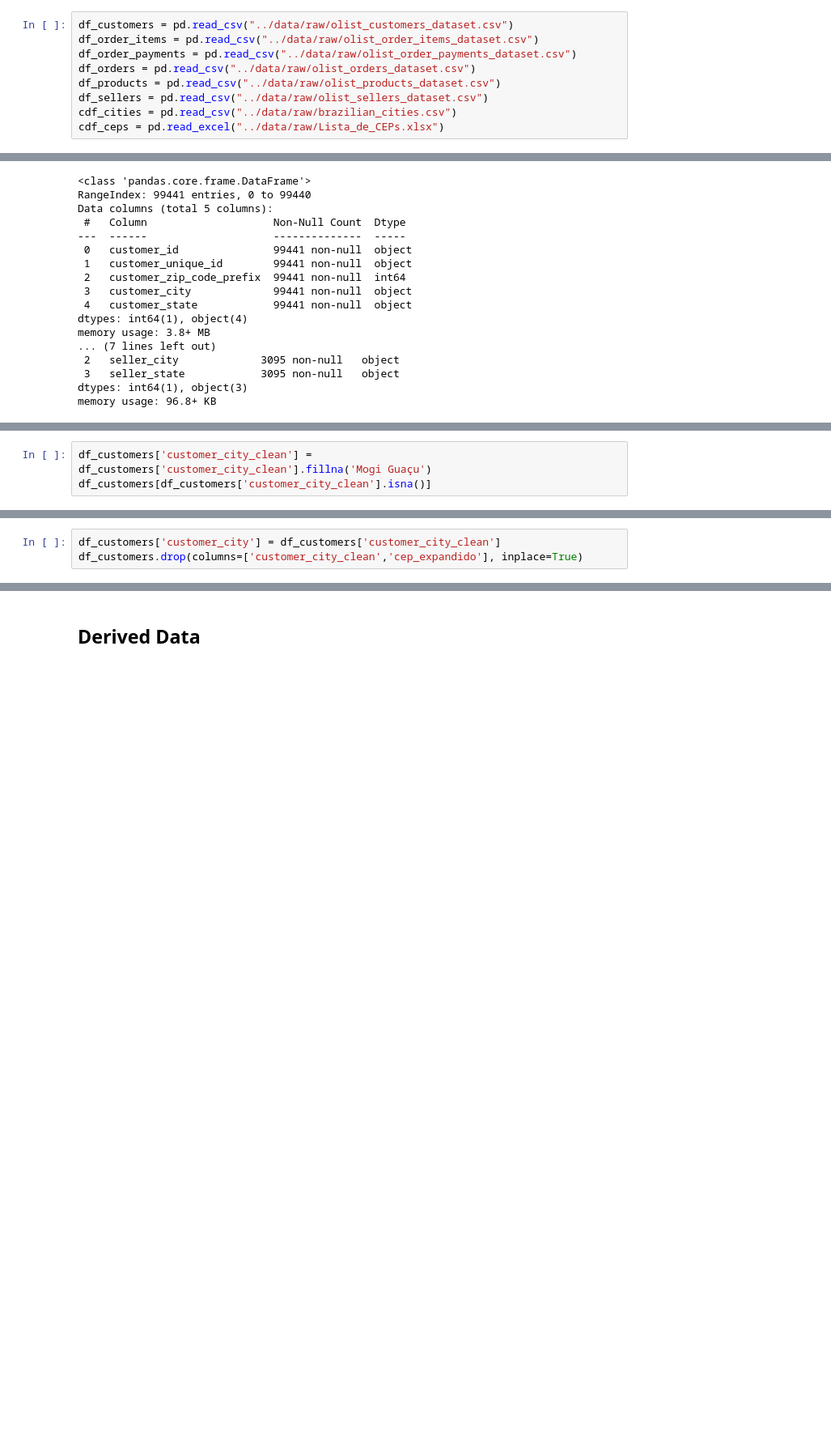
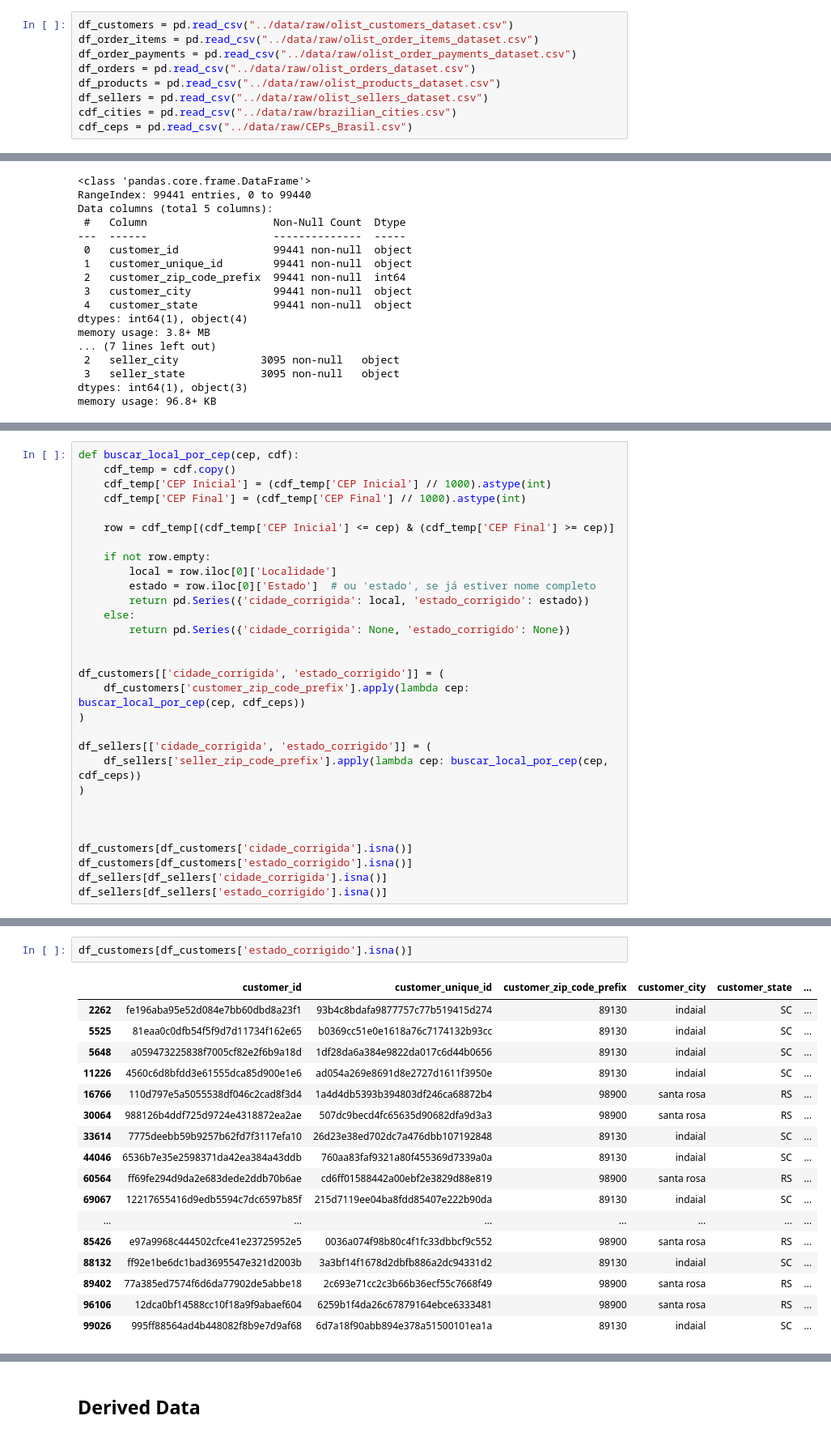
Before and after one commit to rickcolettohub/E-Commerce-Sales-Data-Analysis, a Jupyter notebook: notebooks/EDA.ipynb, the cells around one changed output, grey strips where cells are left out. Shown at 81% size. Cells and saved outputs as stored; diff of their text form; blank space fills up the shorter version.

Commit message:
Generating a cleaner version of the project

```diff
--- a/notebooks/EDA.ipynb
+++ b/notebooks/EDA.ipynb
@@ -26,7 +26,7 @@ df_orders = pd.read_csv("../data/raw/olist_orders_dataset.csv")
 df_products = pd.read_csv("../data/raw/olist_products_dataset.csv")
 df_sellers = pd.read_csv("../data/raw/olist_sellers_dataset.csv")
 cdf_cities = pd.read_csv("../data/raw/brazilian_cities.csv")
-cdf_ceps = pd.read_excel("../data/raw/Lista_de_CEPs.xlsx")
+cdf_ceps = pd.read_csv("../data/raw/CEPs_Brasil.csv")
 # %% [markdown]
 ## Checking the relevant data
 # %% [markdown]
@@ -769,3 +530,0 @@ df_customers[df_customers['customer_city_clean'].isna()]
-# %%
-df_customers['customer_city_clean'] = df_customers['customer_city_clean'].fillna('Mogi Guaçu')
-df_customers[df_customers['customer_city_clean'].isna()]
@@ -774,3 +530,0 @@ df_customers[df_customers['customer_city_clean'].isna()]
-# %%
-df_customers['customer_city'] = df_customers['customer_city_clean']
-df_customers.drop(columns=['customer_city_clean','cep_expandido'], inplace=True)
@@ -776,0 +534,30 @@ df_customers.drop(columns=['customer_city_clean','cep_expandido'], inplace=True)
+# %%
+def buscar_local_por_cep(cep, cdf):
+    cdf_temp = cdf.copy()
+    cdf_temp['CEP Inicial'] = (cdf_temp['CEP Inicial'] // 1000).astype(int)
+    cdf_temp['CEP Final'] = (cdf_temp['CEP Final'] // 1000).astype(int)
+
+    row = cdf_temp[(cdf_temp['CEP Inicial'] <= cep) & (cdf_temp['CEP Final'] >= cep)]
+
+    if not row.empty:
+        local = row.iloc[0]['Localidade']
+        estado = row.iloc[0]['Estado']  # ou 'estado', se já estiver nome completo
+        return pd.Series({'cidade_corrigida': local, 'estado_corrigido': estado})
+    else:
+        return pd.Series({'cidade_corrigida': None, 'estado_corrigido': None})
+
+
+df_customers[['cidade_corrigida', 'estado_corrigido']] = (
+    df_customers['customer_zip_code_prefix'].apply(lambda cep: buscar_local_por_cep(cep, cdf_ceps))
+)
+
+df_sellers[['cidade_corrigida', 'estado_corrigido']] = (
+    df_sellers['seller_zip_code_prefix'].apply(lambda cep: buscar_local_por_cep(cep, cdf_ceps))
+)
+
+
+
+df_customers[df_customers['cidade_corrigida'].isna()]
+df_customers[df_customers['estado_corrigido'].isna()]
+df_sellers[df_sellers['cidade_corrigida'].isna()]
+df_sellers[df_sellers['estado_corrigido'].isna()]
@@ -776,0 +568,20 @@ df_customers.drop(columns=['customer_city_clean','cep_expandido'], inplace=True)
+# %%
+df_customers[df_customers['estado_corrigido'].isna()]
+# %% [output]
+|  | customer_id | customer_unique_id | customer_zip_code_prefix | customer_city | customer_state | ... |
+| 2262 | fe196aba95e52d084e7bb60dbd8a23f1 | 93b4c8bdafa9877757c77b519415d274 | 89130 | indaial | SC | ... |
+| 5525 | 81eaa0c0dfb54f5f9d7d11734f162e65 | b0369cc51e0e1618a76c7174132b93cc | 89130 | indaial | SC | ... |
+| 5648 | a059473225838f7005cf82e2f6b9a18d | 1df28da6a384e9822da017c6d44b0656 | 89130 | indaial | SC | ... |
+| 11226 | 4560c6d8bfdd3e61555dca85d900e1e6 | ad054a269e8691d8e2727d1611f3950e | 89130 | indaial | SC | ... |
+| 16766 | 110d797e5a5055538df046c2cad8f3d4 | 1a4d4db5393b394803df246ca68872b4 | 98900 | santa rosa | RS | ... |
+| 30064 | 988126b4ddf725d9724e4318872ea2ae | 507dc9becd4fc65635d90682dfa9d3a3 | 98900 | santa rosa | RS | ... |
+| 33614 | 7775deebb59b9257b62fd7f3117efa10 | 26d23e38ed702dc7a476dbb107192848 | 89130 | indaial | SC | ... |
+| 44046 | 6536b7e35e2598371da42ea384a43ddb | 760aa83faf9321a80f455369d7339a0a | 89130 | indaial | SC | ... |
+| 60564 | ff69fe294d9da2e683dede2ddb70b6ae | cd6ff01588442a00ebf2e3829d88e819 | 98900 | santa rosa | RS | ... |
+| 69067 | 12217655416d9edb5594c7dc6597b85f | 215d7119ee04ba8fdd85407e222b90da | 89130 | indaial | SC | ... |
+| ... | ... | ... | ... | ... | ... | ... |
+| 85426 | e97a9968c444502cfce41e23725952e5 | 0036a074f98b80c4f1fc33dbbcf9c552 | 98900 | santa rosa | RS | ... |
+| 88132 | ff92e1be6dc1bad3695547e321d2003b | 3a3bf14f1678d2dbfb886a2dc94331d2 | 89130 | indaial | SC | ... |
+| 89402 | 77a385ed7574f6d6da77902de5abbe18 | 2c693e71cc2c3b66b36ecf55c7668f49 | 98900 | santa rosa | RS | ... |
+| 96106 | 12dca0bf14588cc10f18a9f9abaef604 | 6259b1f4da26c67879164ebce6333481 | 98900 | santa rosa | RS | ... |
+| 99026 | 995ff88564ad4b448082f8b9e7d9af68 | 6d7a18f90abb894e378a51500101ea1a | 89130 | indaial | SC | ... |
```
Also changed, not shown: parts of 52 cells of this notebook, 16 other files.
